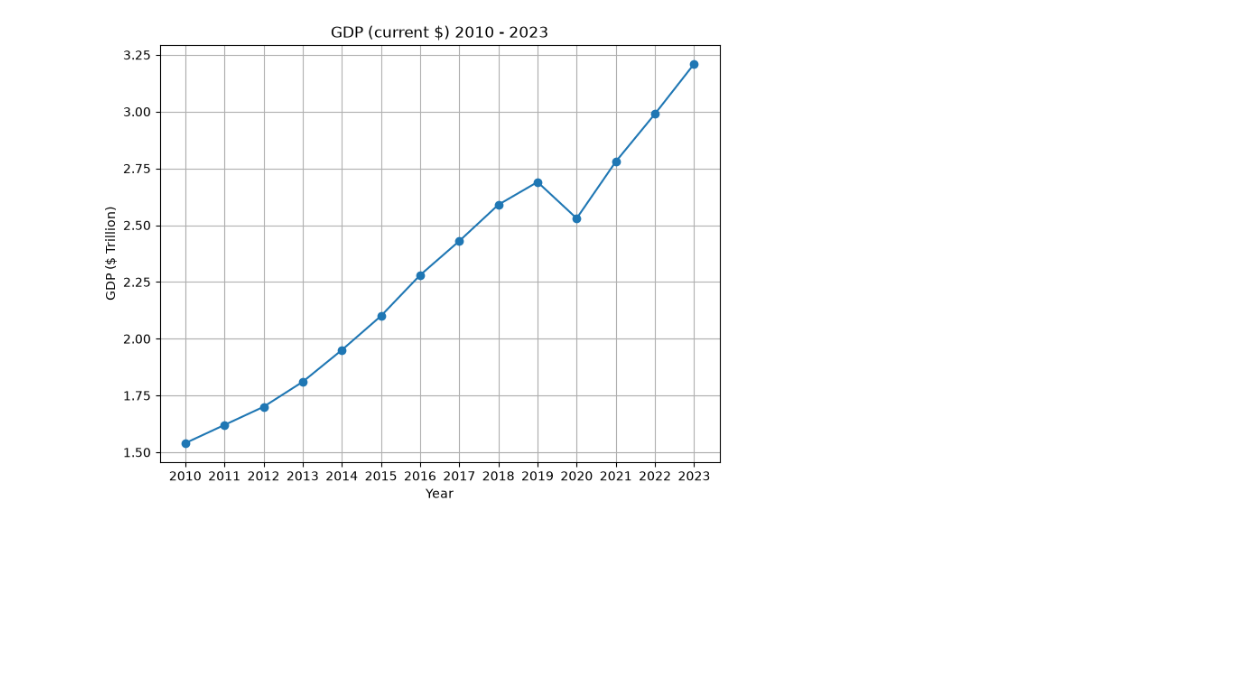
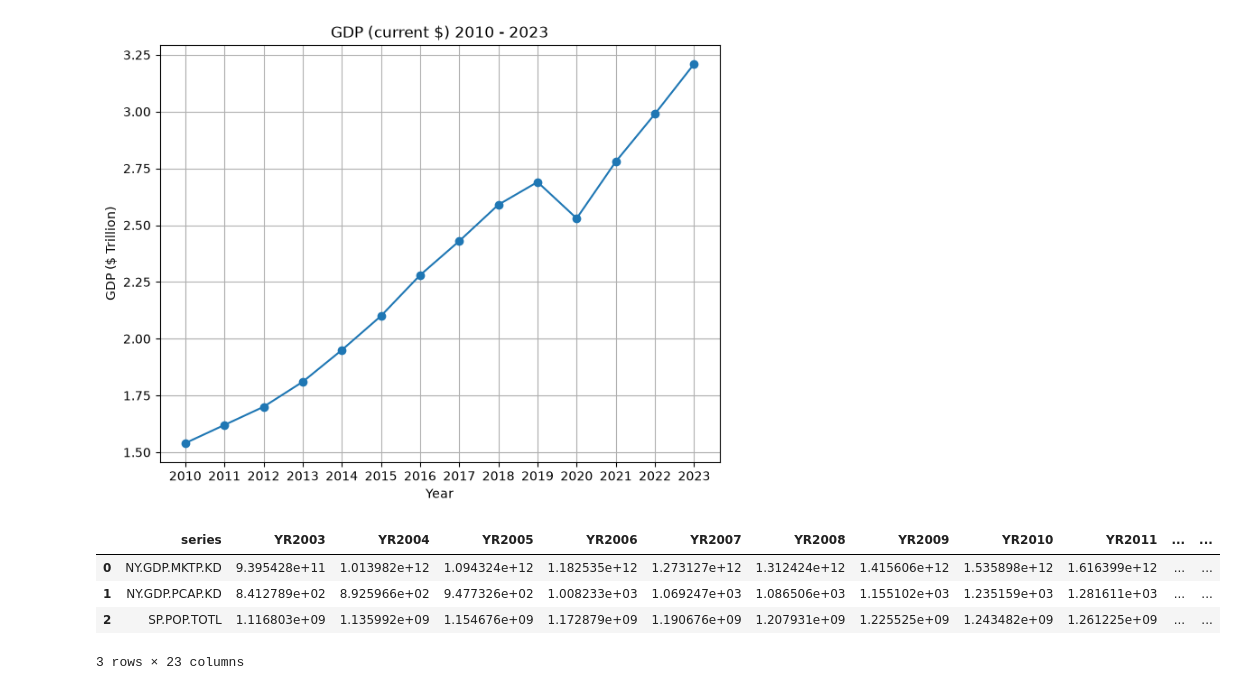
Before and after one commit to sohail-ansari0023/Indias_economic_changes, a Jupyter notebook: Collection_of_Data/test.ipynb, the cells around one changed output. Cells and saved outputs as stored; diff of their text form; code cells hidden in the pictures; blank space fills up the shorter version.

```diff
--- a/Collection_of_Data/test.ipynb
+++ b/Collection_of_Data/test.ipynb
@@ -229,3 +225,23 @@ ax.grid()
 plt.show()
 # %% [output]
 [figure]
+# %%
+df = wb.data.DataFrame(
+    [
+        'NY.GDP.MKTP.KD',
+        'NY.GDP.PCAP.KD',
+        'SP.POP.TOTL'
+    ],
+    'IND',
+    time= range(2003, 2025)
+)
+# %%
+dataframe = df.copy()
+# %%
+dataframe.reset_index()
+# %% [output]
+|  | series | YR2003 | YR2004 | YR2005 | YR2006 | YR2007 | YR2008 | YR2009 | YR2010 | YR2011 | ... | ... |
+| 0 | NY.GDP.MKTP.KD | 9.395428e+11 | 1.013982e+12 | 1.094324e+12 | 1.182535e+12 | 1.273127e+12 | 1.312424e+12 | 1.415606e+12 | 1.535898e+12 | 1.616399e+12 | ... | ... |
+| 1 | NY.GDP.PCAP.KD | 8.412789e+02 | 8.925966e+02 | 9.477326e+02 | 1.008233e+03 | 1.069247e+03 | 1.086506e+03 | 1.155102e+03 | 1.235159e+03 | 1.281611e+03 | ... | ... |
+| 2 | SP.POP.TOTL | 1.116803e+09 | 1.135992e+09 | 1.154676e+09 | 1.172879e+09 | 1.190676e+09 | 1.207931e+09 | 1.225525e+09 | 1.243482e+09 | 1.261225e+09 | ... | ... |
+3 rows × 23 columns
```
Also changed, not shown: parts of 5 cells of this notebook, 10 other files.
